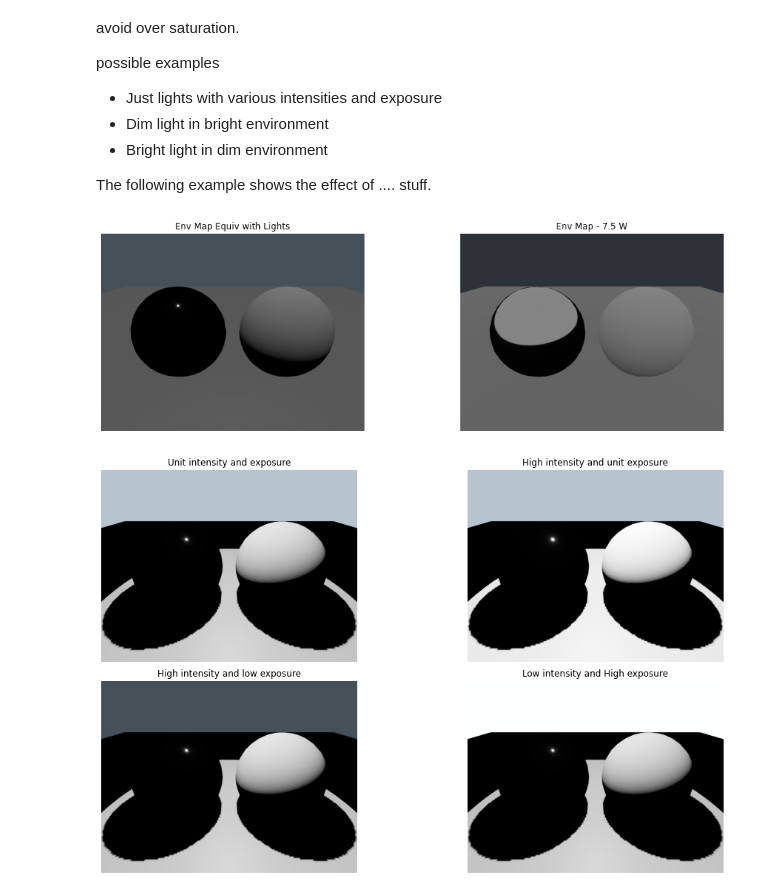
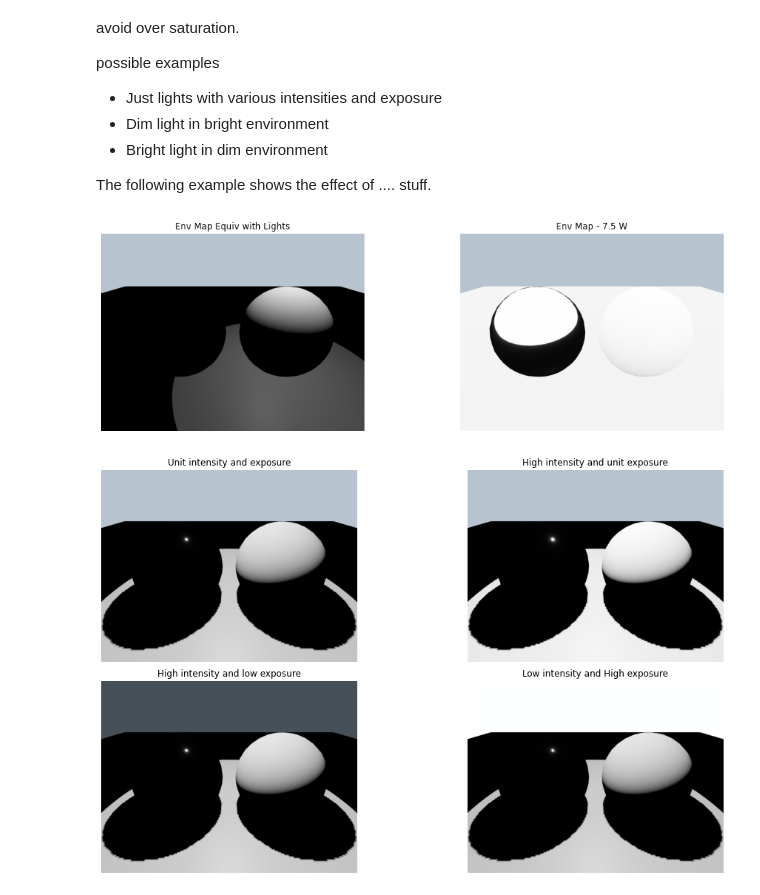
Before and after one commit to SeanCurtis-TRI/drake, a Jupyter notebook: tutorials/configuring_lighting.ipynb, the cells around one changed output. Drawn from its saved outputs; the diff is of its cells as text; code cells hidden in the pictures.

```diff
--- a/tutorials/configuring_lighting.ipynb
+++ b/tutorials/configuring_lighting.ipynb
@@ -1462,15 +1462,15 @@ possible examples
 The following example shows the effect of .... stuff.
 # %%
 def make_light(custom_params = {}):
-    return LightParameter(**({"type": "directional",
+    return LightParameter(**({"type": "spot",
                               "frame": "world",
                               "cone_angle": 40,
-                              "position": [0, 0, 4],
+                              "position": [1.1, 0, 3],
                               "direction": [0, 0, -1],
                               "intensity": 7.5,
                               # Why do I need this attenuation to get an
                               # equivalent result?
-                              #"attenuation_values": [0, 0.0, 0.3],
+                              "attenuation_values": [0, 0.0, 1.0],
                               } | custom_params))
 
 def make_config(lights, exposure):
@@ -1478,36 +1478,36 @@ def make_config(lights, exposure):
             "cast_shadows": False,
             "lights": lights}
 
 comparator.set_render_engines([
     RenderEngineSpec("Env Map Equiv with Lights", make_config([make_light({"intensity": 7.5}),
 #                                                   make_light({"position": [3.5, 0, 1.57],
 #                                                               "direction": [-1, 0, 0],
 #                                                               "intensity": 3.75,
 #                                                               "color": Rgba(1, 0, 0)}),
 #                                                   make_light({"position": [-3.5, 0, 1.57],
 #                                                               "direction": [1, 0, 0],
 #                                                               "intensity": 3.75,
 #                                                               "color": Rgba(0, 0, 1)}),
 #                                                   make_light({"position": [0, -15, 4.4],
 #                                                               "direction": [0, .97, .25],
 #                                                               "intensity": 125,
 #                                                               "color": Rgba(1, 1, 1)}),
-                                                  ], .1)),
+                                                  ], 1)),
      RenderEngineSpec("Env Map - 7.5 W",
-                      {"exposure": 0.04,
+                      {"exposure": 1,
                        "environment_map": EnvironmentMap(
                            skybox=False, texture=EquirectangularMap(path=sky)),
                        # Disable the light; only ambient light in the scene.
                        "lights": [LightParameter(intensity=0)]})
     ])
 
 # Center on the ball, with it largely filling the frame.
 comparator.pose_camera_once(camera_in_world=[0, -2.5, 2.5],
                             target_in_world=[0, 0, 1])
 
 comparator.render()
 # %% [output]
-[figure, old version]
+[figure, new version]
 # %%
 def make_config(intensity, exposure):
     light = LightParameter(type="spot", frame="world",
```
Also changed, not shown: parts of 2 cells of this notebook.
